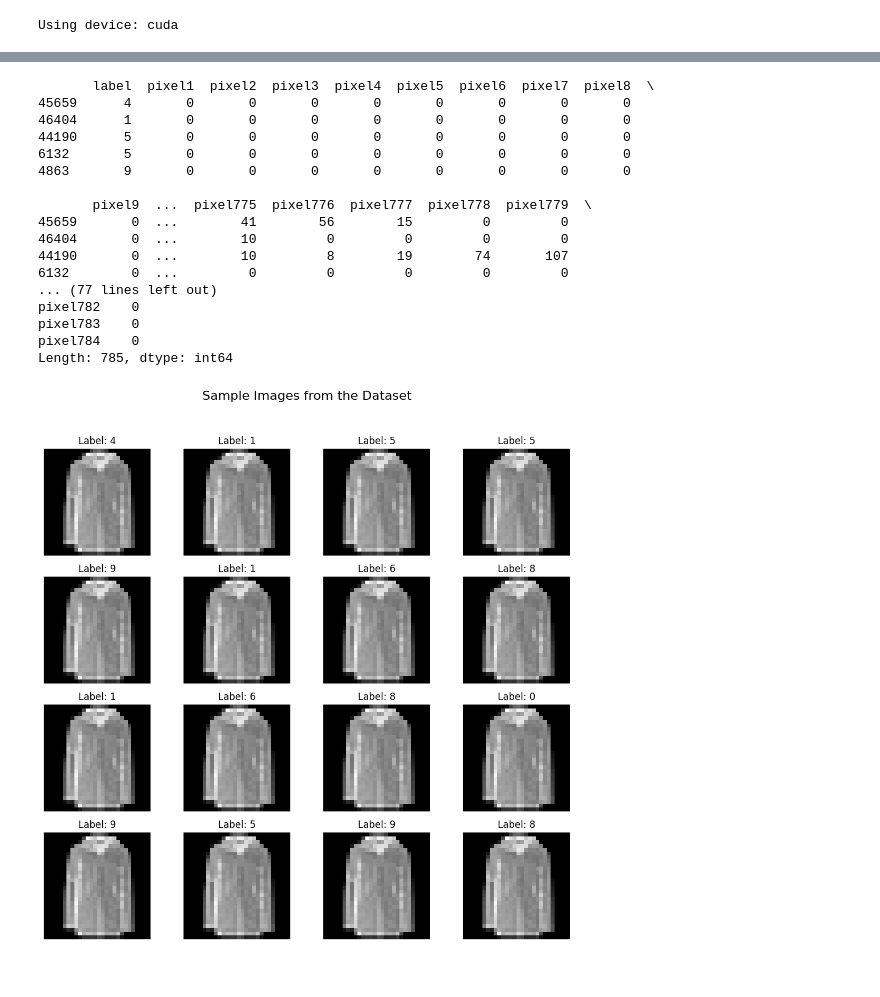
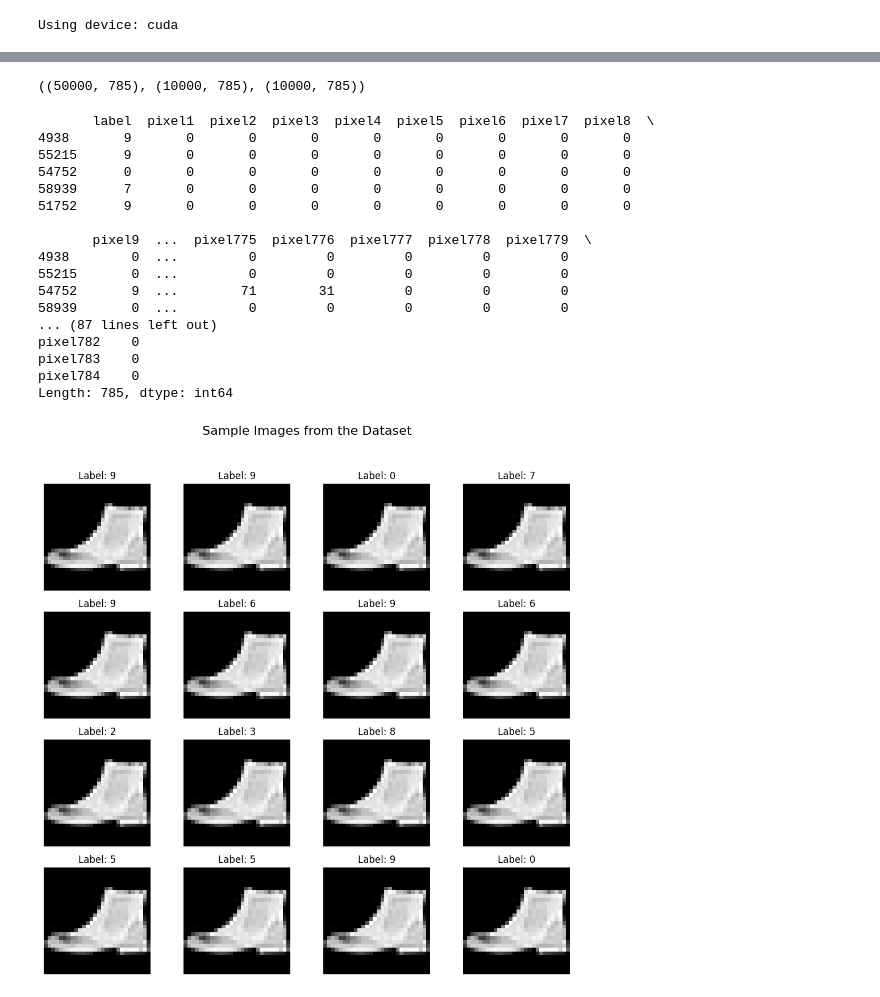
Before and after one commit to Ramsaheb/machine-learning-and-deep-learning, a Jupyter notebook: Pytorch/Building a ANN using PyTorch.ipynb, the cells around one changed output, grey strips where cells are left out. Saved outputs shown, nothing was run; the diff lists cells and outputs as text; code cells hidden in the pictures.

```diff
--- a/Pytorch/Building a ANN using PyTorch.ipynb
+++ b/Pytorch/Building a ANN using PyTorch.ipynb
@@ -46,23 +44,33 @@ train_small.shape, val_small.shape, test_small.shape
+# %%
+train_df, val_small = train_test_split(
+    train_df,
+    test_size=10000,
+    stratify=train_df['label'],
+    random_state=42
+)
+train_df.shape, val_small.shape, test_df.shape
+# %% [output]
+((50000, 785), (10000, 785), (10000, 785))
 # %%
-print(train_small.head())
-print(train_small['label'].value_counts())
-print(train_small.describe())
-print(train_small.info())
-print(train_small.isna().sum())
+print(train_df.head())
+print(train_df['label'].value_counts())
+print(train_df.describe())
+print(train_df.info())
+print(train_df.isna().sum())
 # %% [output]
        label  pixel1  pixel2  pixel3  pixel4  pixel5  pixel6  pixel7  pixel8  \
-45659      4       0       0       0       0       0       0       0       0
-46404      1       0       0       0       0       0       0       0       0
-44190      5       0       0       0       0       0       0       0       0
-6132       5       0       0       0       0       0       0       0       0
-4863       9       0       0       0       0       0       0       0       0
+4938       9       0       0       0       0       0       0       0       0
+55215      9       0       0       0       0       0       0       0       0
+54752      0       0       0       0       0       0       0       0       0
+58939      7       0       0       0       0       0       0       0       0
+51752      9       0       0       0       0       0       0       0       0
 
        pixel9  ...  pixel775  pixel776  pixel777  pixel778  pixel779  \
-45659       0  ...        41        56        15         0         0
-46404       0  ...        10         0         0         0         0
-44190       0  ...        10         8        19        74       107
-6132        0  ...         0         0         0         0         0
-... (77 lines left out)
+4938        0  ...         0         0         0         0         0
+55215       0  ...         0         0         0         0         0
+54752       9  ...        71        31         0         0         0
+58939       0  ...         0         0         0         0         0
+... (87 lines left out)
 pixel782    0
 pixel783    0
 pixel784    0
@@ -70,15 +78,15 @@ Length: 785, dtype: int64
 # %%
 fig, axes = plt.subplots(4, 4, figsize=(10, 10))
 fig.suptitle('Sample Images from the Dataset', fontsize=16)
 
 for i, ax in enumerate(axes.flatten()):
-    image = train_small.iloc[0, 1:].values.reshape(28, 28)
+    image = train_df.iloc[0, 1:].values.reshape(28, 28)
     ax.imshow(image, cmap='gray')
     ax.axis('off')
-    ax.set_title(f"Label: {train_small.iloc[i, 0]}")
+    ax.set_title(f"Label: {train_df.iloc[i, 0]}")
 
 plt.tight_layout(rect=[0, 0, 1, 0.95])
 plt.show()
 # %% [output]
-[figure, old version]
+[figure, new version]
 # %%
```
Also changed, not shown: parts of 11 cells of this notebook.
